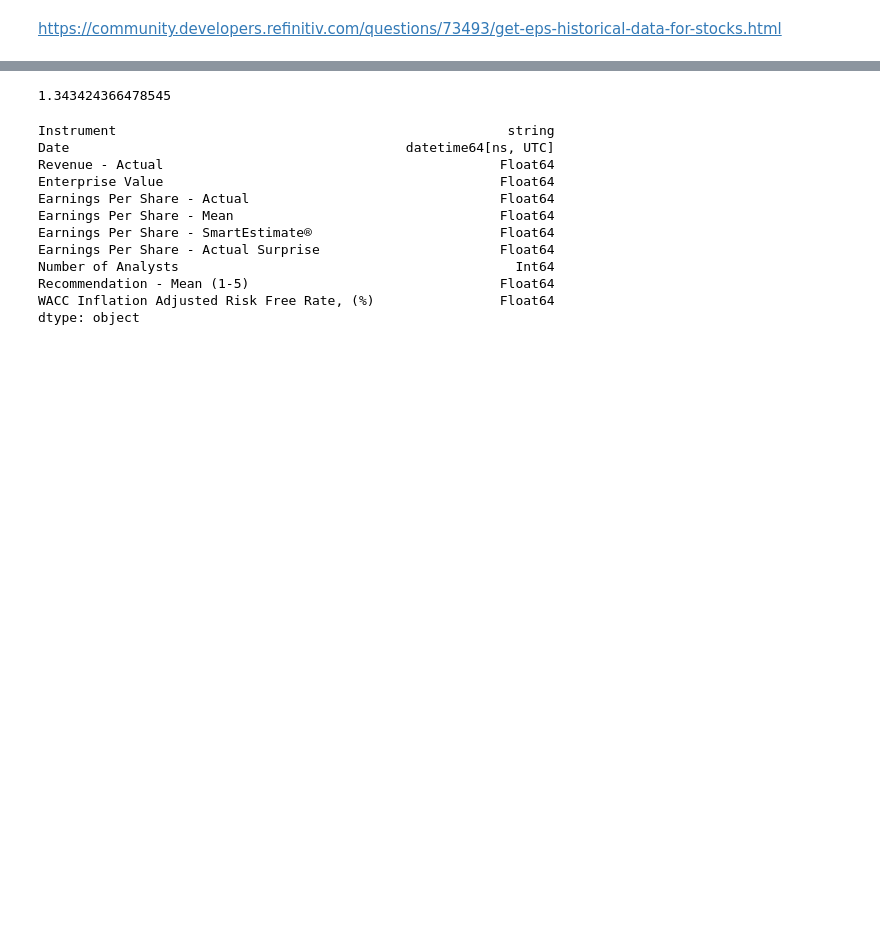
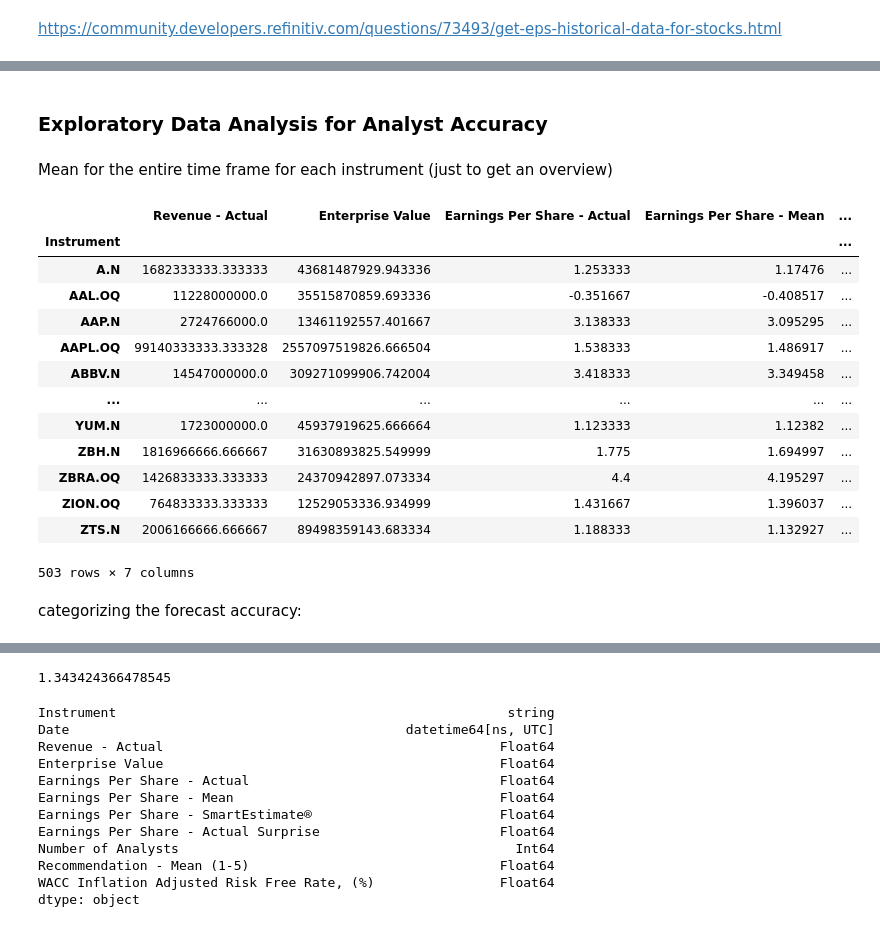
Before and after one commit to yummypugs/GSFM_AnalystForecasts, a Jupyter notebook: Ginevra/Ginevra_eikon_timeseries.ipynb, the cells around one changed output, grey strips where cells are left out. Saved outputs shown, nothing was run; the diff lists cells and outputs as text; code cells hidden in the pictures; blank space fills up the shorter version.

Commit message:
Gigi time series code

```diff
--- a/Ginevra/Ginevra_eikon_timeseries.ipynb
+++ b/Ginevra/Ginevra_eikon_timeseries.ipynb
@@ -8,0 +76,24 @@ https://community.developers.refinitiv.com/questions/73493/get-eps-historical-da
+# %% [markdown]
+### Exploratory Data Analysis for Analyst Accuracy
+# %% [markdown]
+Mean for the entire time frame for each instrument (just to get an overview)
+# %%
+df_averages = df_accuracy.groupby("Instrument").mean()
+df_averages
+# %% [output]
+|  | Revenue - Actual | Enterprise Value | Earnings Per Share - Actual | Earnings Per Share - Mean | ... |
+| Instrument |  |  |  |  | ... |
+| A.N | 1682333333.333333 | 43681487929.943336 | 1.253333 | 1.17476 | ... |
+| AAL.OQ | 11228000000.0 | 35515870859.693336 | -0.351667 | -0.408517 | ... |
+| AAP.N | 2724766000.0 | 13461192557.401667 | 3.138333 | 3.095295 | ... |
+| AAPL.OQ | 99140333333.333328 | 2557097519826.666504 | 1.538333 | 1.486917 | ... |
+| ABBV.N | 14547000000.0 | 309271099906.742004 | 3.418333 | 3.349458 | ... |
+| ... | ... | ... | ... | ... | ... |
+| YUM.N | 1723000000.0 | 45937919625.666664 | 1.123333 | 1.12382 | ... |
+| ZBH.N | 1816966666.666667 | 31630893825.549999 | 1.775 | 1.694997 | ... |
+| ZBRA.OQ | 1426833333.333333 | 24370942897.073334 | 4.4 | 4.195297 | ... |
+| ZION.OQ | 764833333.333333 | 12529053336.934999 | 1.431667 | 1.396037 | ... |
+| ZTS.N | 2006166666.666667 | 89498359143.683334 | 1.188333 | 1.132927 | ... |
+503 rows × 7 columns
+# %% [markdown]
+categorizing the forecast accuracy:
```
Also changed, not shown: parts of 7 cells of this notebook.
